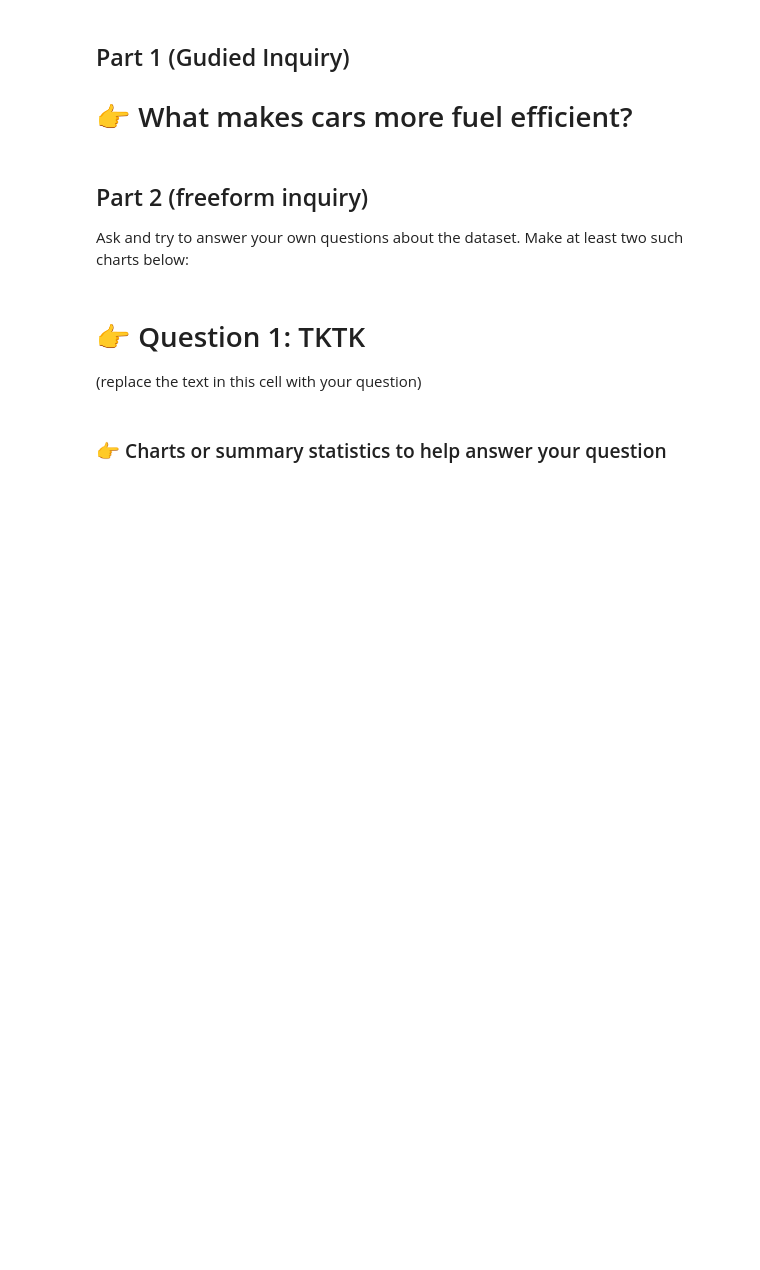
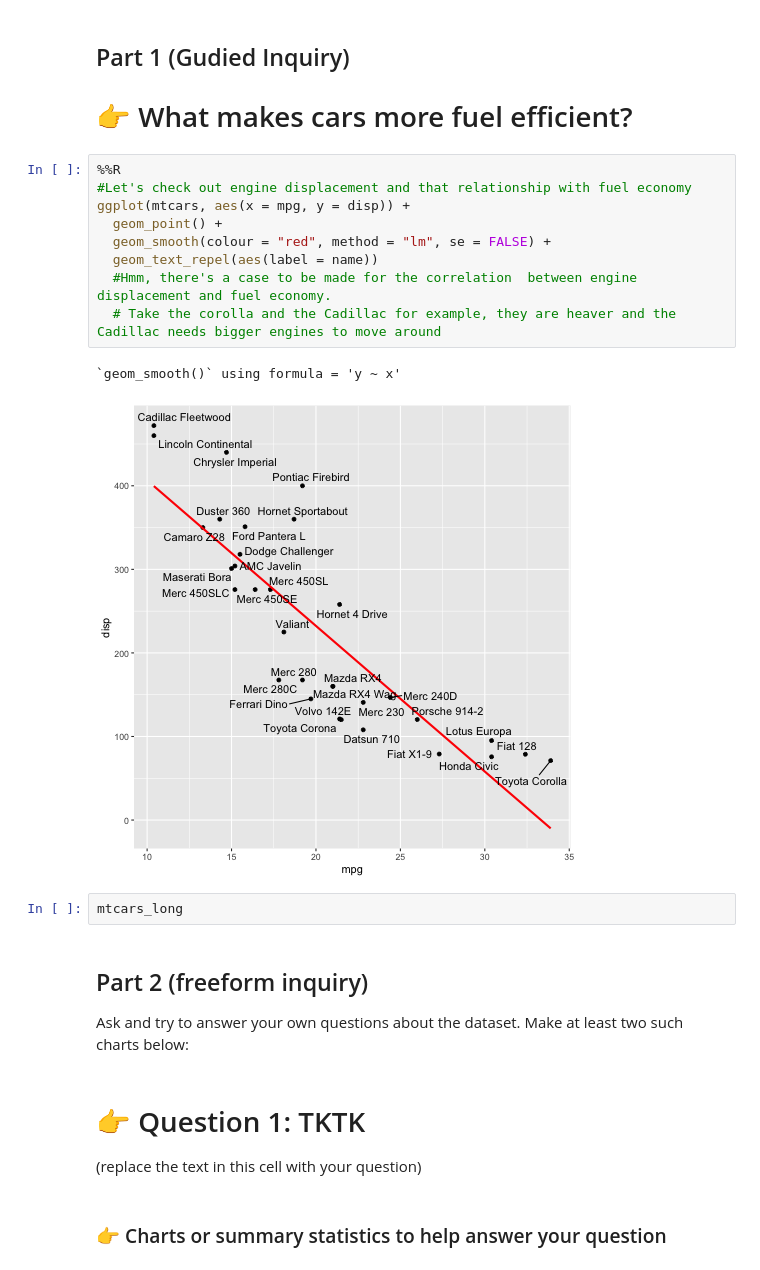
Before and after one commit to data4news-students/mtcars-exploratory-AhanPenkar, a Jupyter notebook: notebook.ipynb, the cells around one changed output. Saved outputs shown, nothing was run; the diff lists cells and outputs as text; blank space fills up the shorter version.

```diff
--- a/notebook.ipynb
+++ b/notebook.ipynb
@@ -226,6 +258,20 @@ ggplot(mtcars) +
 # %% [markdown]
 ## Part 1 (Gudied Inquiry)
 # 👉 What makes cars more fuel efficient?
+# %%
+%%R
+#Let's check out engine displacement and that relationship with fuel economy
+ggplot(mtcars, aes(x = mpg, y = disp)) +
+  geom_point() +
+  geom_smooth(colour = "red", method = "lm", se = FALSE) +
+  geom_text_repel(aes(label = name))
+  #Hmm, there's a case to be made for the correlation  between engine displacement and fuel economy.
+  # Take the corolla and the Cadillac for example, they are heaver and the Cadillac needs bigger engines to move around
+# %% [output]
+`geom_smooth()` using formula = 'y ~ x'
+[figure, added]
+# %%
+mtcars_long
 # %% [markdown]
 ## Part 2 (freeform inquiry)
 Ask and try to answer your own questions about the dataset. Make at least two such charts below:
```
Also changed, not shown: parts of 7 cells of this notebook.
